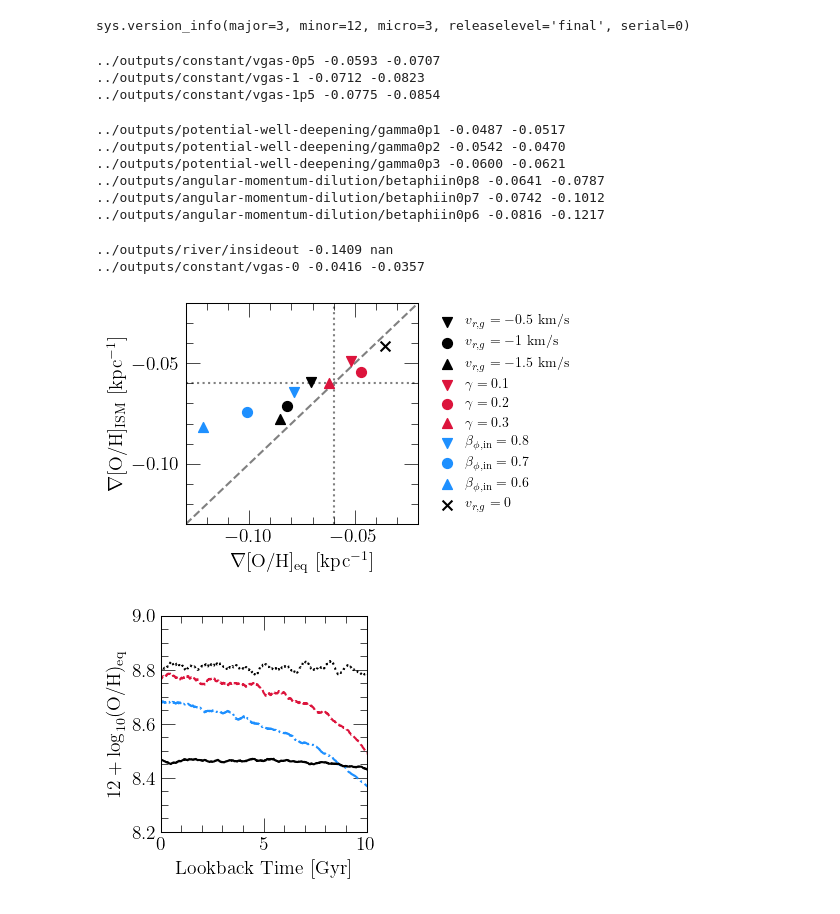
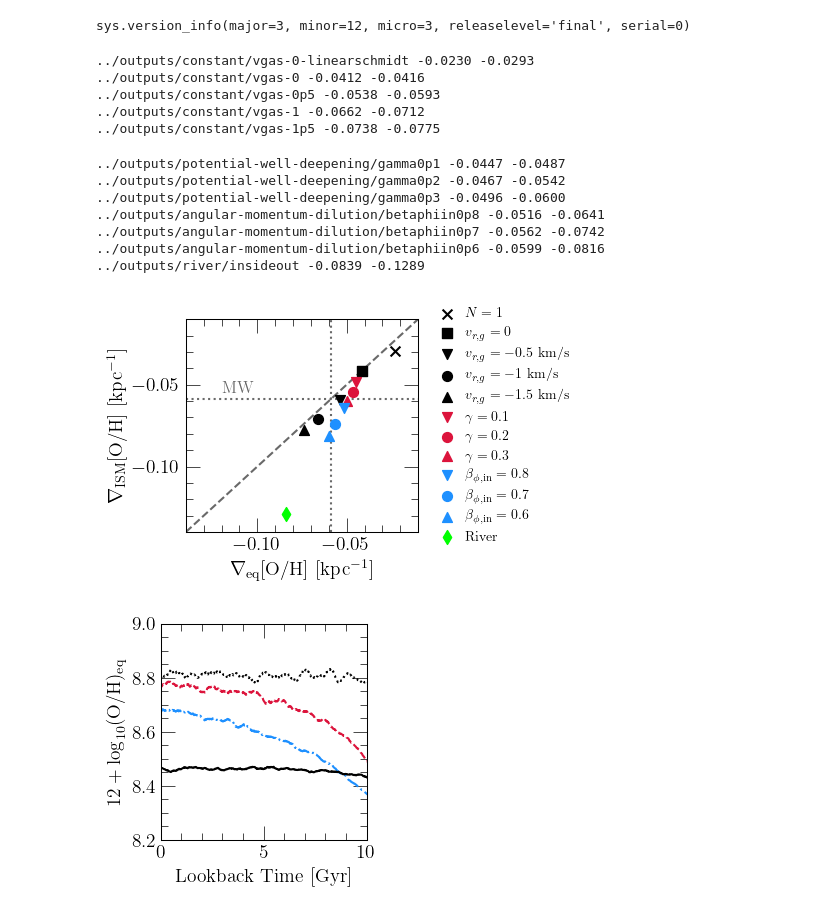
Before and after one commit to giganano/radial-flows, a Jupyter notebook: notebooks/equilibrium.ipynb, the cells around one changed output. Drawn from its saved outputs; the diff is of its cells as text; code cells hidden in the pictures.

```diff
--- a/notebooks/equilibrium.ipynb
+++ b/notebooks/equilibrium.ipynb
@@ -110,6 +135,8 @@ def ism_gradient(output, lookback, zone_width = 0.1):
 # %%
 # River model ISM and equilibrium gradients (respectively): -0.1368 -0.1656 (?)
 outputs = [
+    "../outputs/constant/vgas-0-linearschmidt",
+    "../outputs/constant/vgas-0",
     "../outputs/constant/vgas-0p5",
     "../outputs/constant/vgas-1",
     "../outputs/constant/vgas-1p5",
@@ -119,48 +146,47 @@ outputs = [
     "../outputs/angular-momentum-dilution/betaphiin0p8",
     "../outputs/angular-momentum-dilution/betaphiin0p7",
     "../outputs/angular-momentum-dilution/betaphiin0p6",
-    "../outputs/river/insideout",
-    "../outputs/constant/vgas-0"
+    "../outputs/river/insideout"
 ]
 outputs = [vice.output(name) for name in outputs]
 # %%
 COLORS = [
+    "black", "black",
     "black", "black", "black",
     "crimson", "crimson", "crimson",
     "dodgerblue", "dodgerblue", "dodgerblue",
-    "lime",
-    "black"
+    "lime"
 ]
 MARKERS = [
+    "x", "square",
     "triangle_down", "circle", "triangle_up",
     "triangle_down", "circle", "triangle_up",
     "triangle_down", "circle", "triangle_up",
-    "thin_diamond",
-    "x"
+    "thin_diamond"
 ]
 LABELS = [
+    r"$N = 1$", r"$v_{r,g} = 0$",
     r"$v_{r,g} = -0.5$ km/s", r"$v_{r,g} = -1$ km/s", r"$v_{r,g} = -1.5$ km/s",
     r"$\gamma = 0.1$", r"$\gamma = 0.2$", r"$\gamma = 0.3$",
     r"$\beta_{\phi,\text{in}} = 0.8$", r"$\beta_{\phi,\text{in}} = 0.7$", r"$\beta_{\phi,\text{in}} = 0.6$",
-    "River",
-    r"$v_{r,g} = 0$"
+    "River"
 ]
 
 fig = plt.figure(figsize = (5, 3.))
 ax = fig.add_subplot(111)
-ax.set_ylabel(r"$\nabla$[O/H]$_\text{ISM}$ [kpc$^{-1}$]")
-ax.set_xlabel(r"$\nabla$[O/H]$_\text{eq}$ [kpc$^{-1}$]")
+ax.set_ylabel(r"$\nabla_\text{ISM}$[O/H] [kpc$^{-1}$]")
+ax.set_xlabel(r"$\nabla_\text{eq}$[O/H] [kpc$^{-1}$]")
 # ax.set_xlim([-0.15, -0.02])
 # ax.set_ylim([-0.22, -0.02])
 # ax.set_xlim([-0.34, 0])
-ax.set_xlim([-0.13, -0.02])
+ax.set_xlim([-0.14, -0.01])
 ax.set_ylim(ax.get_xlim())
-ax.set_xticks([-0.1, -0.05])
-ax.set_yticks([-0.1, -0.05])
+# ax.set_xticks([-0.1, -0.05])
+# ax.set_yticks([-0.1, -0.05])
 
-mwslope = -0.06
+mwslope = -0.059
 kwargs = {
-    "c": named_colors()["grey"],
+    "c": named_colors()["dimgrey"],
     "linestyle": "--",
     "zorder": -1000
 }
@@ -168,6 +194,7 @@ ax.plot(ax.get_xlim(), ax.get_xlim(), **kwargs)
 kwargs["linestyle"] = ":"
 ax.axvline(mwslope, **kwargs)
 ax.axhline(mwslope, **kwargs)
+ax.text(-0.12, -0.055, r"MW", fontsize = 12, color = kwargs["c"])
 
 for i in range(len(outputs)):
     kwargs = {
@@ -180,57 +207,57 @@ for i in range(len(outputs)):
     ism = ism_gradient(outputs[i], 0)
     eq = eq_gradient(outputs[i], 0)
     # print(ism, eq)
-    print(outputs[i].name, "%.4f" % (ism), "%.4f" % (eq))
-#     if LABELS[i] != "River": ax.scatter(ism, eq, **kwargs)
-    if LABELS[i] != "River": ax.scatter(eq, ism, **kwargs)
-    # ax.scatter(ism, eq, **kwargs)
+    print(outputs[i].name, "%.4f" % (eq), "%.4f" % (ism))
+    # if LABELS[i] != "River": ax.scatter(eq, ism, **kwargs)
+    ax.scatter(eq, ism, **kwargs)
 
 # shaded = [-0.07, -0.05]
 # ax.plot(shaded, shaded, c = named_colors()["black"], zorder = -100)
 # ax.scatter([-0.06], [-0.06],
 #     c = named_colors()["grey"],
 #     marker = markers()["x"],
 #     s = 50,
 #     zorder = -1000,
 #     label = "MW")
 # ax.text(-0.15, -0.065, r"MW", fontsize = 12)
 # ax.arrow(-0.12, -0.06, 0.03, 0,
 #     color = named_colors()["grey"],
 #     head_length = 0.01,
 #     head_width = 0.01)
 
 # ax.text(-0.03, -0.09, r"River", fontsize = 12)
 # ax.arrow(-0.033, -0.088, -0.012, -0.012,
 #     color = named_colors()["grey"],
 #     head_length = 0.008,
 #     head_width = 0.008)
 
 kwargs = {
     "loc": mpl_loc("center left"),
     "bbox_to_anchor": (1.01, 0.5),
     "fontsize": 10,
     "scatterpoints": 1
 }
 leg = ax.legend(**kwargs)
 
 plt.tight_layout()
-# for ext in ["pdf", "jpeg"]:
-#     kwargs = {}
-#     if ext == "jpeg": kwargs["dpi"] = 200
-#     plt.savefig("./equilibrium/gradism-gradeq-comp.%s" % (ext), **kwargs)
+for ext in ["pdf", "jpeg"]:
+    kwargs = {}
+    if ext == "jpeg": kwargs["dpi"] = 200
+    plt.savefig("./equilibrium/gradism-gradeq-comp.%s" % (ext), **kwargs)
 plt.show()
 # %% [output]
-../outputs/constant/vgas-0p5 -0.0593 -0.0707
-../outputs/constant/vgas-1 -0.0712 -0.0823
-../outputs/constant/vgas-1p5 -0.0775 -0.0854
+../outputs/constant/vgas-0-linearschmidt -0.0230 -0.0293
+../outputs/constant/vgas-0 -0.0412 -0.0416
+../outputs/constant/vgas-0p5 -0.0538 -0.0593
+../outputs/constant/vgas-1 -0.0662 -0.0712
+../outputs/constant/vgas-1p5 -0.0738 -0.0775
-../outputs/potential-well-deepening/gamma0p1 -0.0487 -0.0517
-../outputs/potential-well-deepening/gamma0p2 -0.0542 -0.0470
-../outputs/potential-well-deepening/gamma0p3 -0.0600 -0.0621
-../outputs/angular-momentum-dilution/betaphiin0p8 -0.0641 -0.0787
-../outputs/angular-momentum-dilution/betaphiin0p7 -0.0742 -0.1012
-../outputs/angular-momentum-dilution/betaphiin0p6 -0.0816 -0.1217
+../outputs/potential-well-deepening/gamma0p1 -0.0447 -0.0487
+../outputs/potential-well-deepening/gamma0p2 -0.0467 -0.0542
+../outputs/potential-well-deepening/gamma0p3 -0.0496 -0.0600
+../outputs/angular-momentum-dilution/betaphiin0p8 -0.0516 -0.0641
+../outputs/angular-momentum-dilution/betaphiin0p7 -0.0562 -0.0742
+../outputs/angular-momentum-dilution/betaphiin0p6 -0.0599 -0.0816
+../outputs/river/insideout -0.0839 -0.1289
-../outputs/river/insideout -0.1409 nan
-../outputs/constant/vgas-0 -0.0416 -0.0357
-[figure, old version]
+[figure, new version]
 # %%
 outputs = [
```
Also changed, not shown: parts of 3 cells of this notebook, 7 other files.
